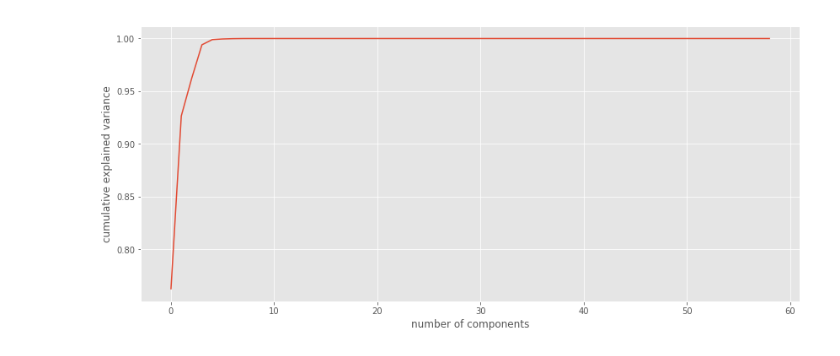
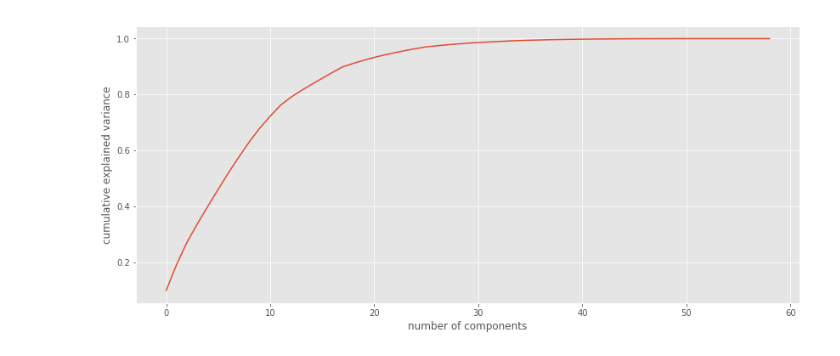
Before and after one commit to Niellai/online_news_popularity, a Jupyter notebook: pca_visualization.ipynb, the cells around one changed output. Drawn from its saved outputs; the diff is of its cells as text; code cells hidden in the pictures.

```diff
--- a/pca_visualization.ipynb
+++ b/pca_visualization.ipynb
@@ -60,6 +13,0 @@ def drawVectors(transformed_features, components_, columns, plt, scaled):
-# %%
-df = pd.read_csv('OnlineNewsPopularity.csv')
-df = df.iloc[:, 1:-1]
-
-# df = scaleFeaturesDF(df)
-print(df.shape)
@@ -87,0 +133,8 @@ Name: 0, dtype: float64
+# %%
+# Splitting of dataset into train and test
+dataset = []
+labels = []
+x, y = load_dataset(is_normalize=True, is_remove_outlier=True, select_top=-1)
+print('Dataset shape: {0}, Labels: {1}'.format(x.shape, y.shape))
+print()
+print(headers)
@@ -88,9 +153,9 @@ Name: 0, dtype: float64
 # %%
 # Estimate number of components needed
-pca = PCA().fit(df)
+pca = PCA().fit(x)
 plt.figure(figsize=(14,6))
 plt.plot(np.cumsum(pca.explained_variance_ratio_))
 plt.xlabel('number of components')
 plt.ylabel('cumulative explained variance');
 # %% [output]
-[figure, old version]
+[figure, new version]
```
Also changed, not shown: parts of 11 cells of this notebook, 6 other files.
